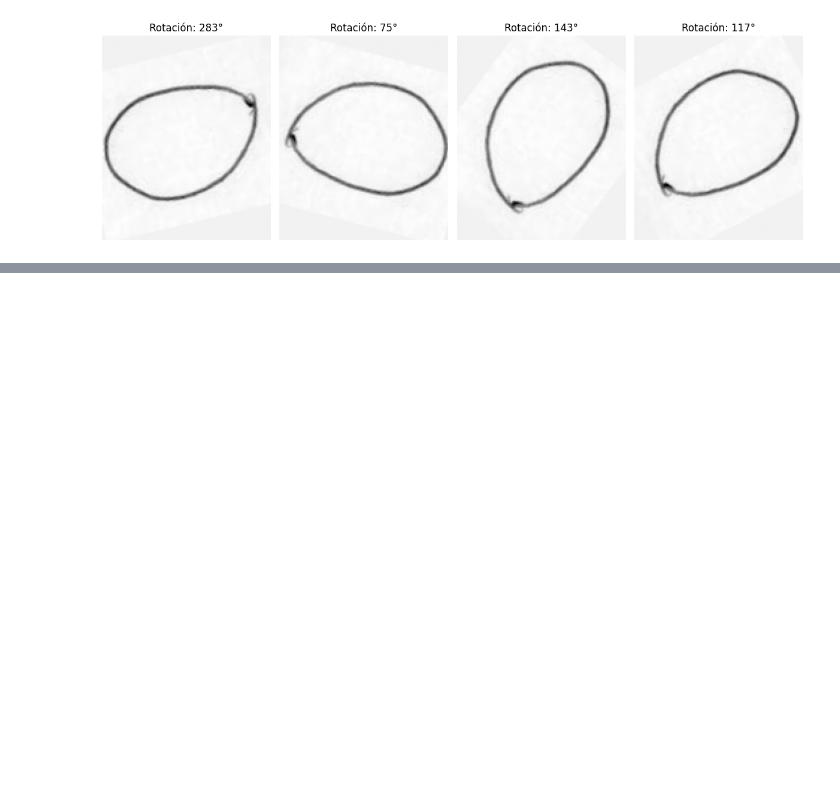
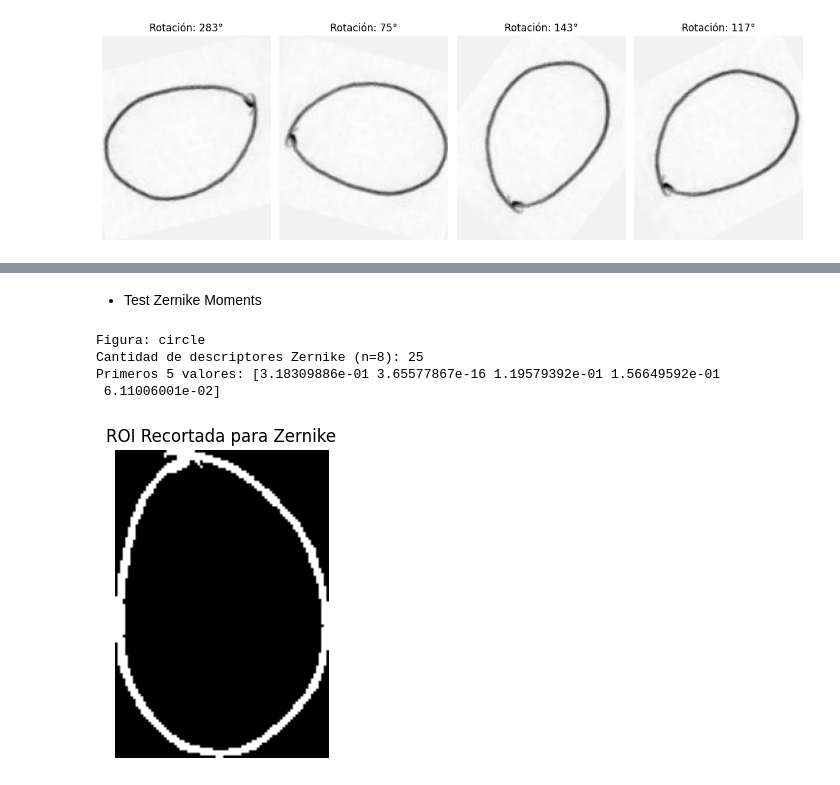
Before and after one commit to FepDev25/Practica-An-lisis-comparativo-de-robustez-entre-Momentos-de-Hu-y-Zernike, a Jupyter notebook: parte1/notebook.ipynb, the cells around one changed output, grey strips where cells are left out. Cells and saved outputs as stored; diff of their text form; code cells hidden in the pictures; blank space fills up the shorter version.

```diff
--- a/parte1/notebook.ipynb
+++ b/parte1/notebook.ipynb
@@ -87,10 +86,7 @@ def add_gaussian_noise(image, level='bajo'):
 - Agregar ruido gaussiano
 # %%
 def add_salt_pepper_noise(image, level='bajo'):
-    """
-    Agrega ruido tipo Sal y Pimienta.
-    Niveles controlan la probabilidad de afectación.
-    """
+    # Agrega ruido tipo Sal y Pimienta y los niveles controlan la probabilidad de afectación
     row, col = image.shape
     noisy_image = np.copy(image)
 
@@ -214,0 +317,31 @@ else:
+# %% [markdown]
+- Test Zernike Moments
+# %%
+if len(sample_images) > 0:
+    name, img = sample_images[0]
+
+    z_feats = extract_zernike_moments(img)
+
+    print(f"Figura: {name}")
+    print(f"Cantidad de descriptores Zernike (n=8): {len(z_feats)}")
+    print(f"Primeros 5 valores: {z_feats[:5]}")
+
+    # Visualizar qué parte de la imagen analizó realmente (ROI)
+    _, binary = cv2.threshold(img, 0, 255, cv2.THRESH_BINARY_INV + cv2.THRESH_OTSU)
+    contours, _ = cv2.findContours(binary, cv2.RETR_EXTERNAL, cv2.CHAIN_APPROX_SIMPLE)
+    if contours:
+        c = max(contours, key=cv2.contourArea)
+        x, y, w, h = cv2.boundingRect(c)
+        roi_viz = binary[y:y+h, x:x+w]
+
+        plt.figure(figsize=(4,4))
+        plt.imshow(roi_viz, cmap='gray')
+        plt.title("ROI Recortada para Zernike")
+        plt.axis('off')
+        plt.show()
+# %% [output]
+Figura: circle
+Cantidad de descriptores Zernike (n=8): 25
+Primeros 5 valores: [3.18309886e-01 3.65577867e-16 1.19579392e-01 1.56649592e-01
+ 6.11006001e-02]
+[figure, added]
```
Also changed, not shown: parts of 9 cells of this notebook.
